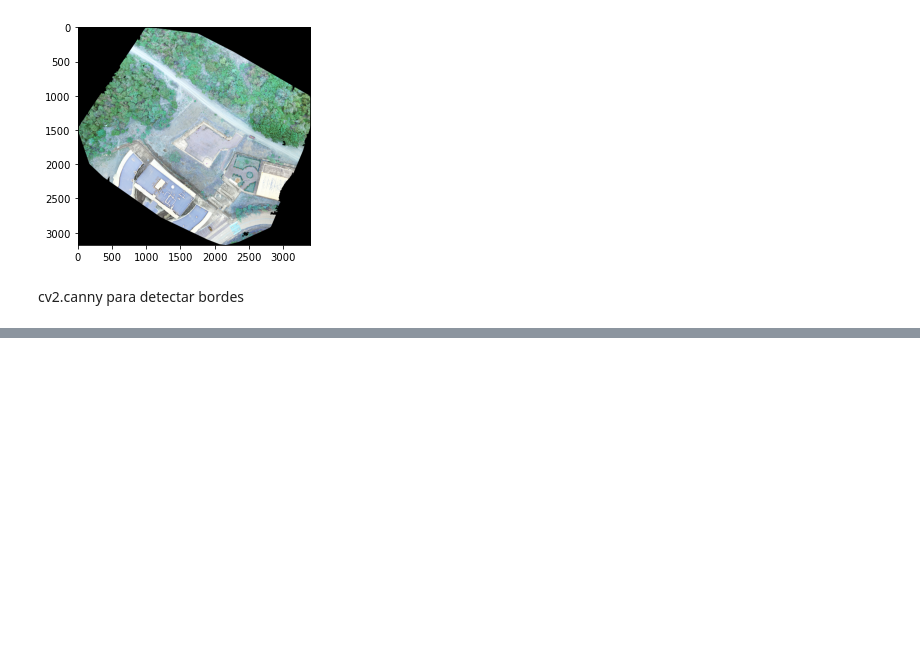
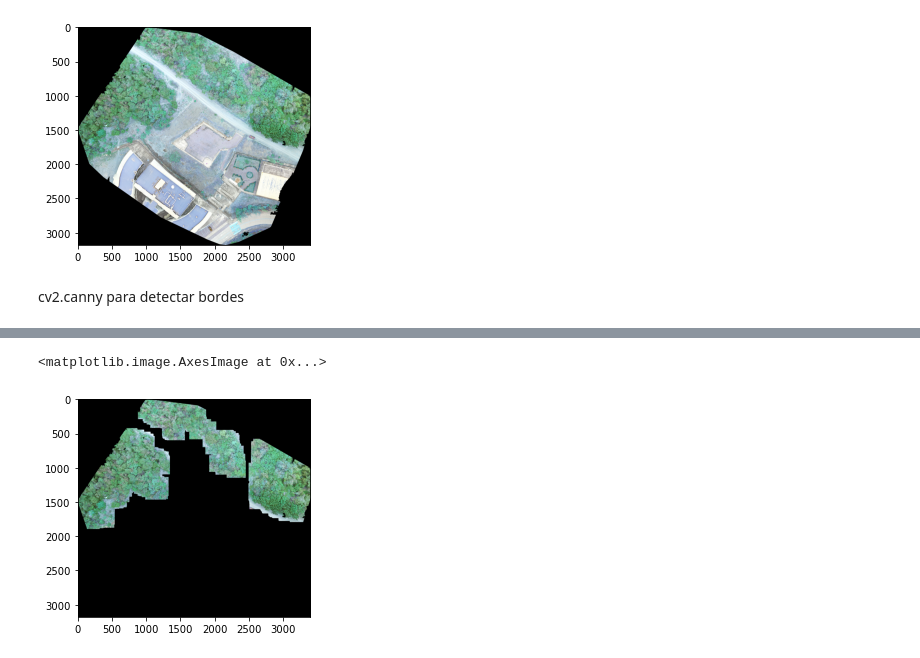
Before and after one commit to UDannyf/GeoProject, a Jupyter notebook: Notebooks/2_cannyedge.ipynb, the cells around one changed output, grey strips where cells are left out. Cells and saved outputs as stored; diff of their text form; code cells hidden in the pictures; blank space fills up the shorter version.

```diff
--- a/Notebooks/2_cannyedge.ipynb
+++ b/Notebooks/2_cannyedge.ipynb
@@ -40,0 +57,6 @@ plt.imshow(im)
+# %%
+fg = cv2.bitwise_and(imagen, erosion)
+plt.imshow(fg)
+# %% [output]
+<matplotlib.image.AxesImage at 0x...>
+[figure, added]
```
Also changed, not shown: parts of 13 cells of this notebook, 11 other files.
